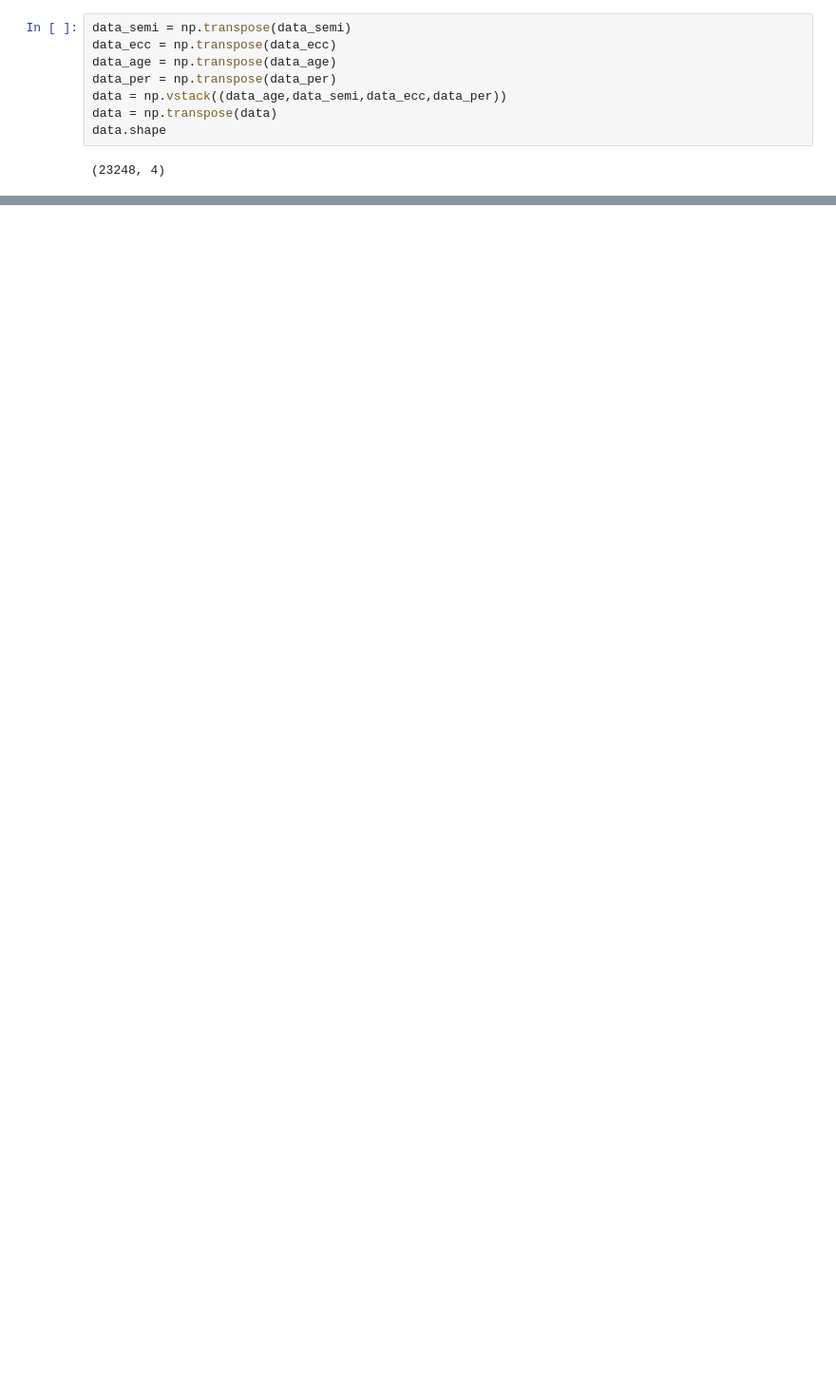
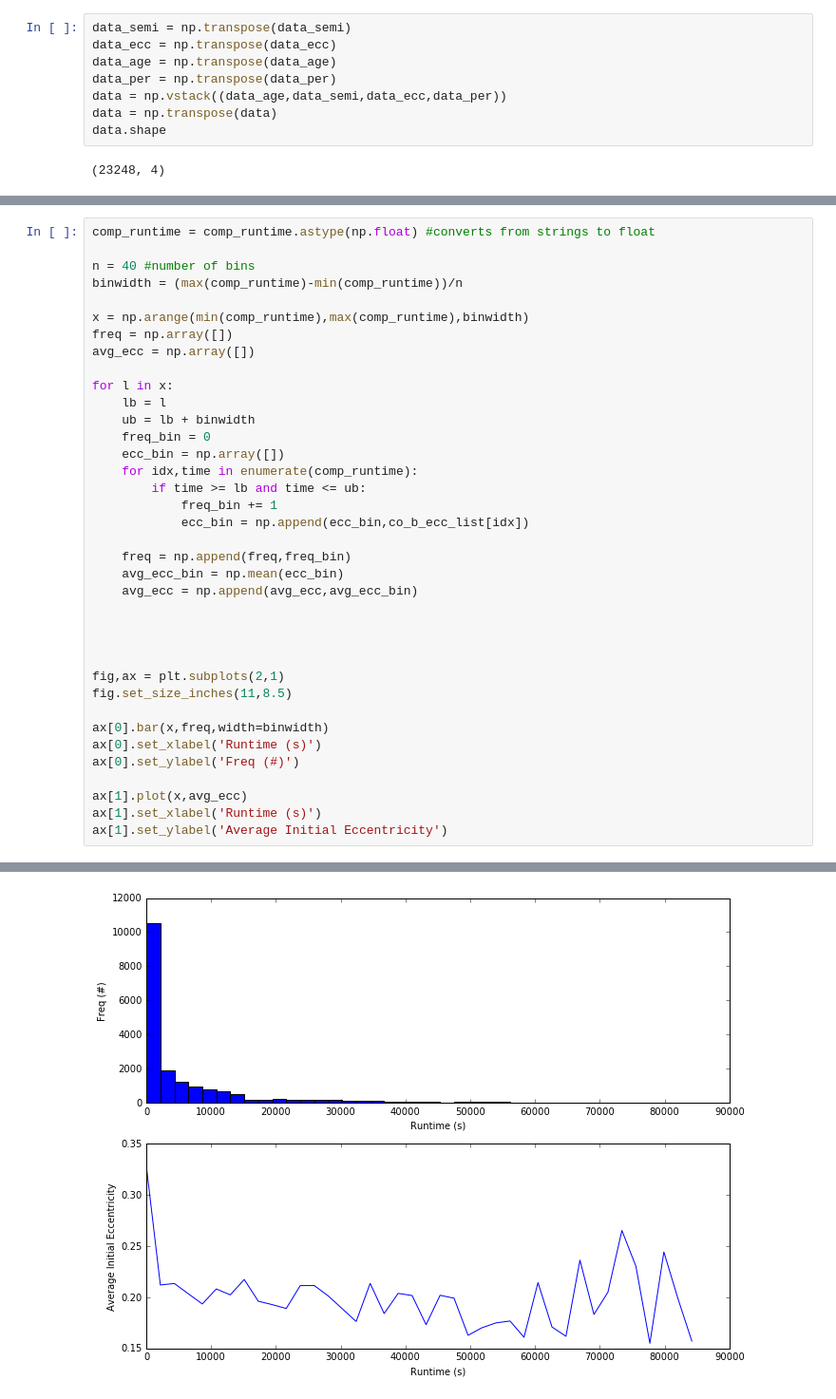
Before and after one commit to dm1681/Merging_Perts, a Jupyter notebook: Research/Merging_Perts/finished_runs.ipynb, the cells around one changed output, grey strips where cells are left out. Shown: that part at 95% size. Cells and saved outputs as stored; diff of their text form; blank space fills up the shorter version.

```diff
--- a/Research/Merging_Perts/finished_runs.ipynb
+++ b/Research/Merging_Perts/finished_runs.ipynb
@@ -194,0 +197,38 @@ UnicodeDecodeError: 'ascii' codec can't decode byte 0x8e in position 1: ordinal
+# %%
+comp_runtime = comp_runtime.astype(np.float) #converts from strings to float
+
+n = 40 #number of bins
+binwidth = (max(comp_runtime)-min(comp_runtime))/n
+
+x = np.arange(min(comp_runtime),max(comp_runtime),binwidth)
+freq = np.array([])
+avg_ecc = np.array([])
+
+for l in x:
+    lb = l
+    ub = lb + binwidth
+    freq_bin = 0
+    ecc_bin = np.array([])
+    for idx,time in enumerate(comp_runtime):
+        if time >= lb and time <= ub:
+            freq_bin += 1
+            ecc_bin = np.append(ecc_bin,co_b_ecc_list[idx])
+
+    freq = np.append(freq,freq_bin)
+    avg_ecc_bin = np.mean(ecc_bin)
+    avg_ecc = np.append(avg_ecc,avg_ecc_bin)
+
+
+
+
+fig,ax = plt.subplots(2,1)
+fig.set_size_inches(11,8.5)
+
+ax[0].bar(x,freq,width=binwidth)
+ax[0].set_xlabel('Runtime (s)')
+ax[0].set_ylabel('Freq (#)')
+
+ax[1].plot(x,avg_ecc)
+ax[1].set_xlabel('Runtime (s)')
+ax[1].set_ylabel('Average Initial Eccentricity')
+# %% [output]
@@ -194,0 +236 @@ UnicodeDecodeError: 'ascii' codec can't decode byte 0x8e in position 1: ordinal
+[figure, added]
```
Also changed, not shown: parts of 7 cells of this notebook, 1 other file.
